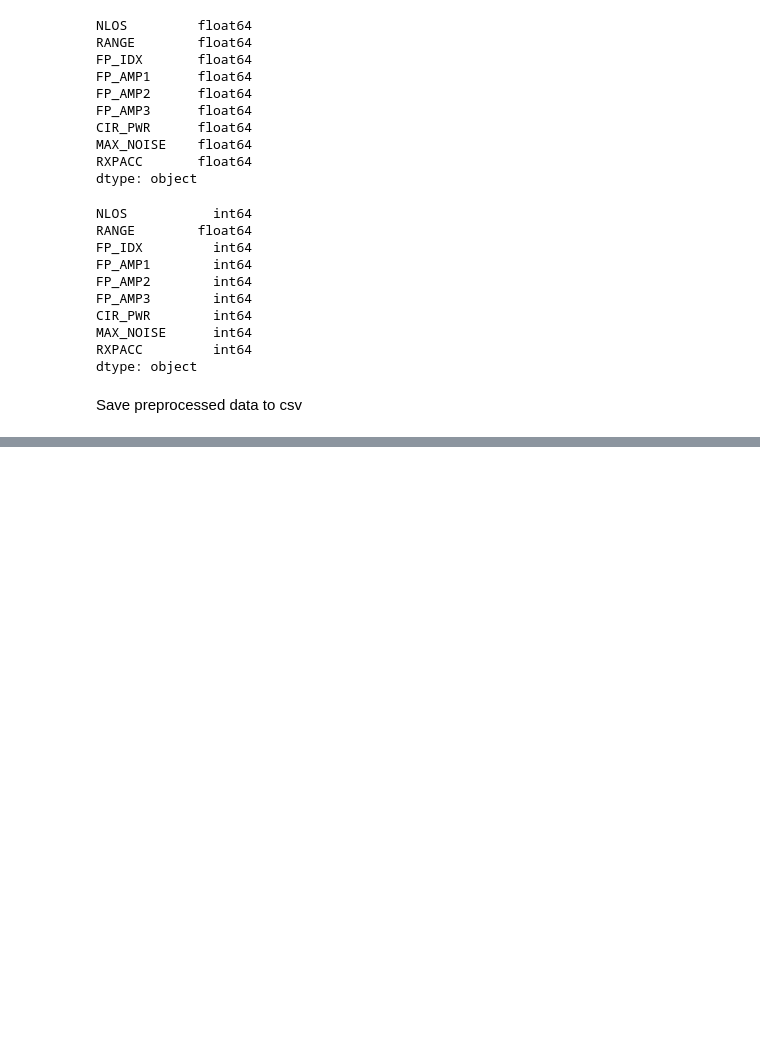
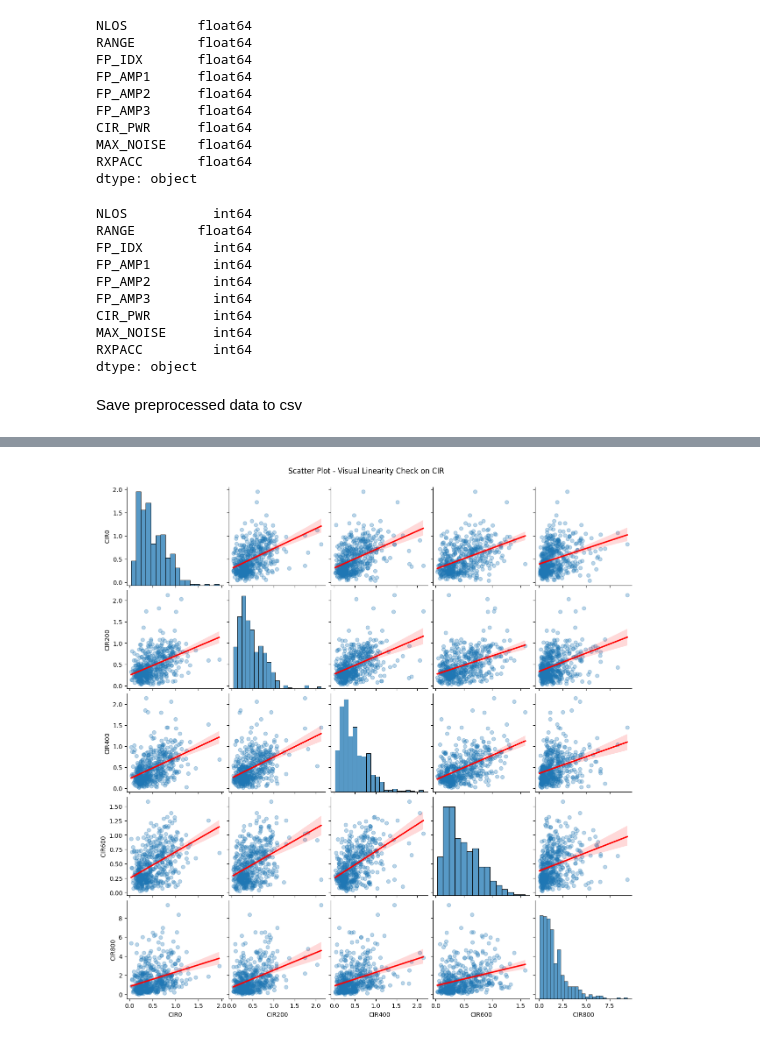
Before and after one commit to jaywmz/UWB-LOS-NLOS-Data-Analytics, a Jupyter notebook: models/NLOS_classifier_preprocessing.ipynb, the cells around one changed output, grey strips where cells are left out. Cells and saved outputs as stored; diff of their text form; code cells hidden in the pictures; blank space fills up the shorter version.

```diff
--- a/models/NLOS_classifier_preprocessing.ipynb
+++ b/models/NLOS_classifier_preprocessing.ipynb
@@ -180,0 +241,11 @@ df.to_csv('../dataset/UWB-LOS-NLOS-Data-Set/prepared/PreparedDataset.csv', index
+# %%
+import seaborn as sns
+
+sample_df = cir_df[['CIR0', 'CIR200', 'CIR400', 'CIR600', 'CIR800']].sample(500, random_state=42)
+
+sns.pairplot(sample_df, kind='reg',
+             plot_kws={'scatter_kws': {'alpha':0.3}, 'line_kws': {'color':'red'}})
+plt.suptitle('Scatter Plot - Visual Linearity Check on CIR', y=1.02)
+plt.show()
+# %% [output]
+[figure, added]
```
Also changed, not shown: parts of 5 cells of this notebook, 2 other files.
